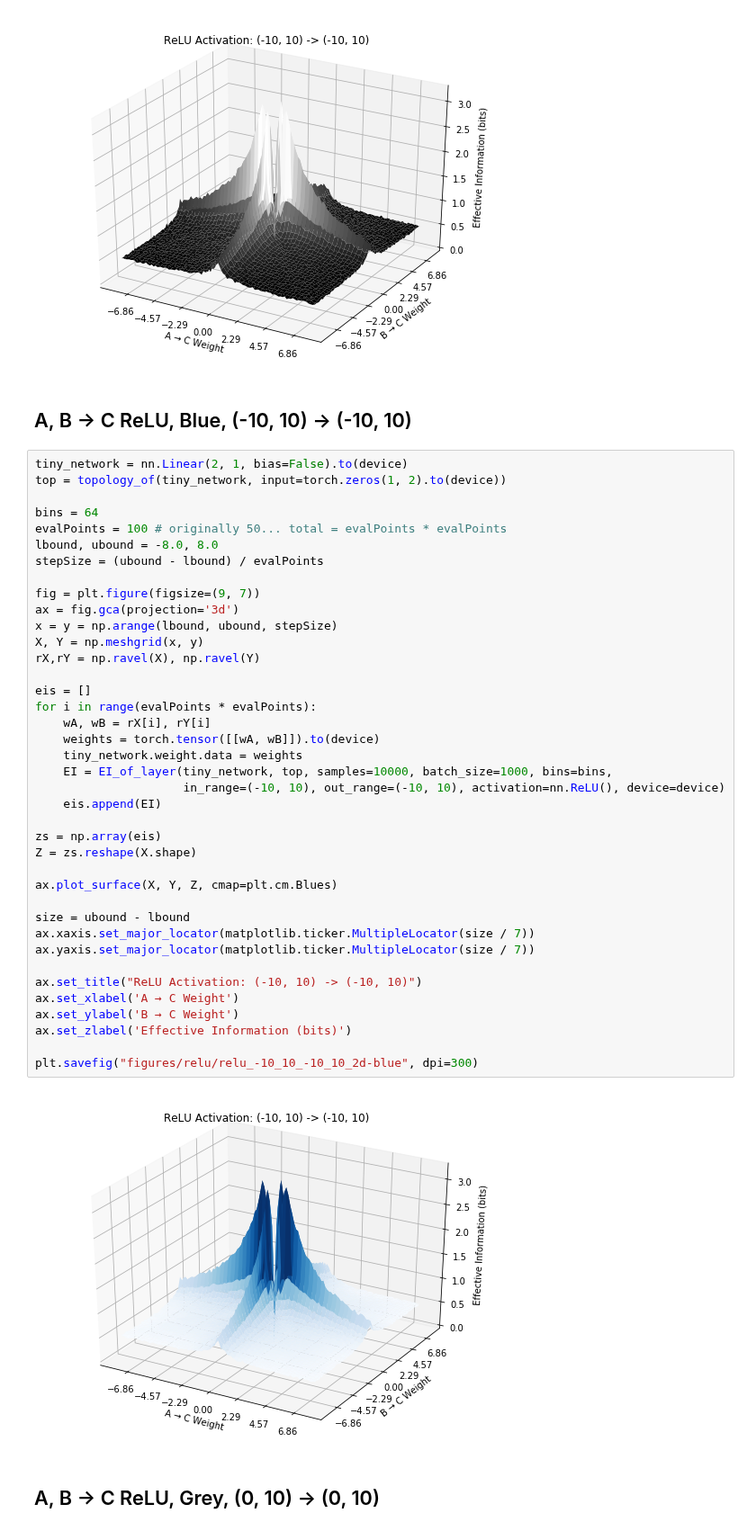
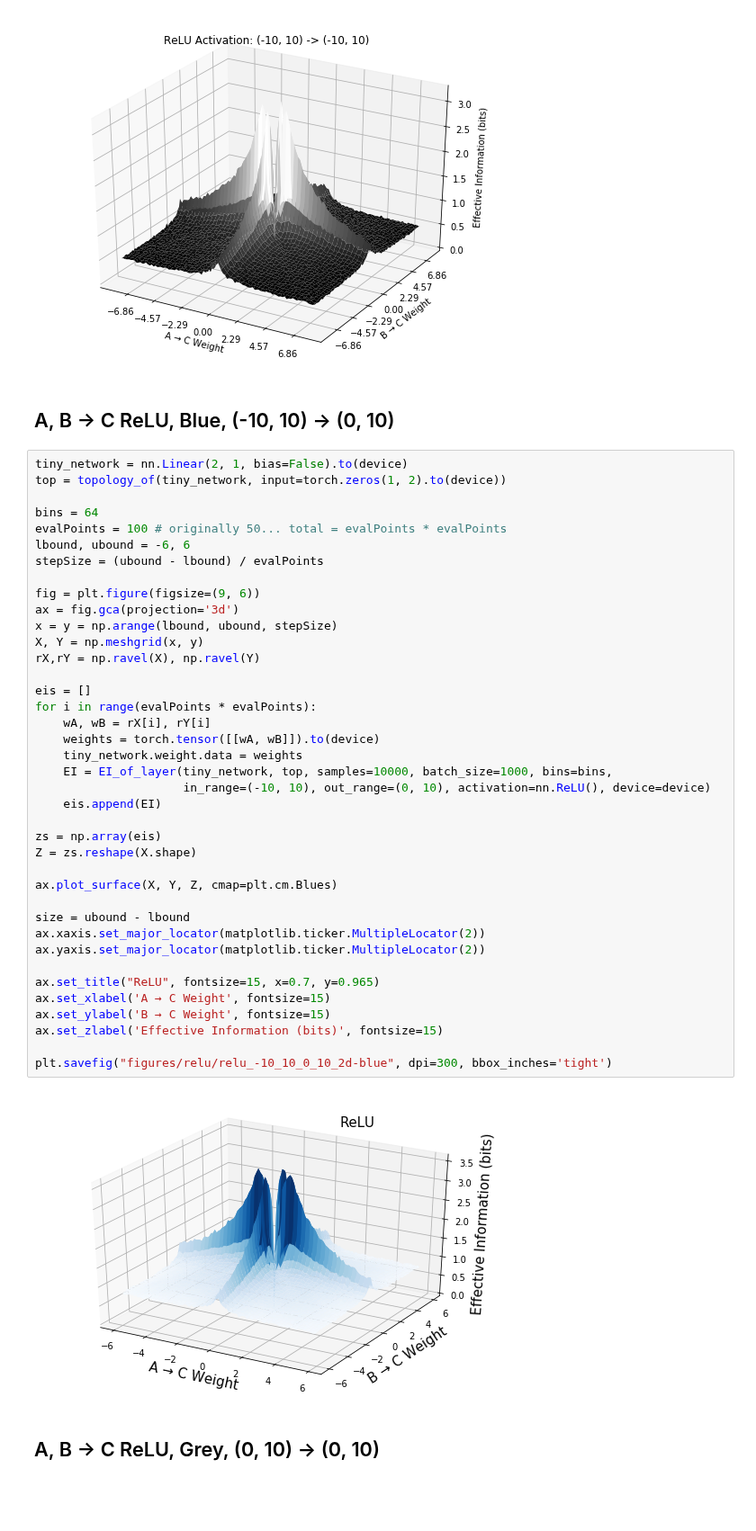
Before and after one commit to ejmichaud/ai-experiments, a Jupyter notebook: effective-information/dev/relu-activations.ipynb, the cells around one changed output. Shown at 90% size. Saved outputs shown, nothing was run; the diff lists cells and outputs as text; blank space fills up the shorter version.

Commit message:
modified and added relu plots, making them production ready

```diff
--- a/effective-information/dev/relu-activations.ipynb
+++ b/effective-information/dev/relu-activations.ipynb
@@ -460,48 +510,48 @@ plt.savefig("figures/relu/relu_-10_10_-10_10_2d-gray", dpi=300)
 # %% [output]
 [figure]
 # %% [markdown]
-## A, B -> C ReLU, Blue, (-10, 10) -> (-10, 10)
+## A, B -> C ReLU, Blue, (-10, 10) -> (0, 10)
 # %%
 tiny_network = nn.Linear(2, 1, bias=False).to(device)
 top = topology_of(tiny_network, input=torch.zeros(1, 2).to(device))
 
 bins = 64
 evalPoints = 100 # originally 50... total = evalPoints * evalPoints
-lbound, ubound = -8.0, 8.0
+lbound, ubound = -6, 6
 stepSize = (ubound - lbound) / evalPoints
 
-fig = plt.figure(figsize=(9, 7))
+fig = plt.figure(figsize=(9, 6))
 ax = fig.gca(projection='3d')
 x = y = np.arange(lbound, ubound, stepSize)
 X, Y = np.meshgrid(x, y)
 rX,rY = np.ravel(X), np.ravel(Y)
 
 eis = []
 for i in range(evalPoints * evalPoints):
     wA, wB = rX[i], rY[i]
     weights = torch.tensor([[wA, wB]]).to(device)
     tiny_network.weight.data = weights
     EI = EI_of_layer(tiny_network, top, samples=10000, batch_size=1000, bins=bins,
-                     in_range=(-10, 10), out_range=(-10, 10), activation=nn.ReLU(), device=device)
+                     in_range=(-10, 10), out_range=(0, 10), activation=nn.ReLU(), device=device)
     eis.append(EI)
 
 zs = np.array(eis)
 Z = zs.reshape(X.shape)
 
 ax.plot_surface(X, Y, Z, cmap=plt.cm.Blues)
 
 size = ubound - lbound
-ax.xaxis.set_major_locator(matplotlib.ticker.MultipleLocator(size / 7))
-ax.yaxis.set_major_locator(matplotlib.ticker.MultipleLocator(size / 7))
+ax.xaxis.set_major_locator(matplotlib.ticker.MultipleLocator(2))
+ax.yaxis.set_major_locator(matplotlib.ticker.MultipleLocator(2))
 
-ax.set_title("ReLU Activation: (-10, 10) -> (-10, 10)")
-ax.set_xlabel('A → C Weight')
-ax.set_ylabel('B → C Weight')
-ax.set_zlabel('Effective Information (bits)')
+ax.set_title("ReLU", fontsize=15, x=0.7, y=0.965)
+ax.set_xlabel('A → C Weight', fontsize=15)
+ax.set_ylabel('B → C Weight', fontsize=15)
+ax.set_zlabel('Effective Information (bits)', fontsize=15)
 
-plt.savefig("figures/relu/relu_-10_10_-10_10_2d-blue", dpi=300)
+plt.savefig("figures/relu/relu_-10_10_0_10_2d-blue", dpi=300, bbox_inches='tight')
 # %% [output]
-[figure, old version]
+[figure, new version]
 # %% [markdown]
 ## A, B -> C ReLU, Grey, (0, 10) -> (0, 10)
 # %%
```
Also changed, not shown: parts of 6 cells of this notebook, 4 other files.
